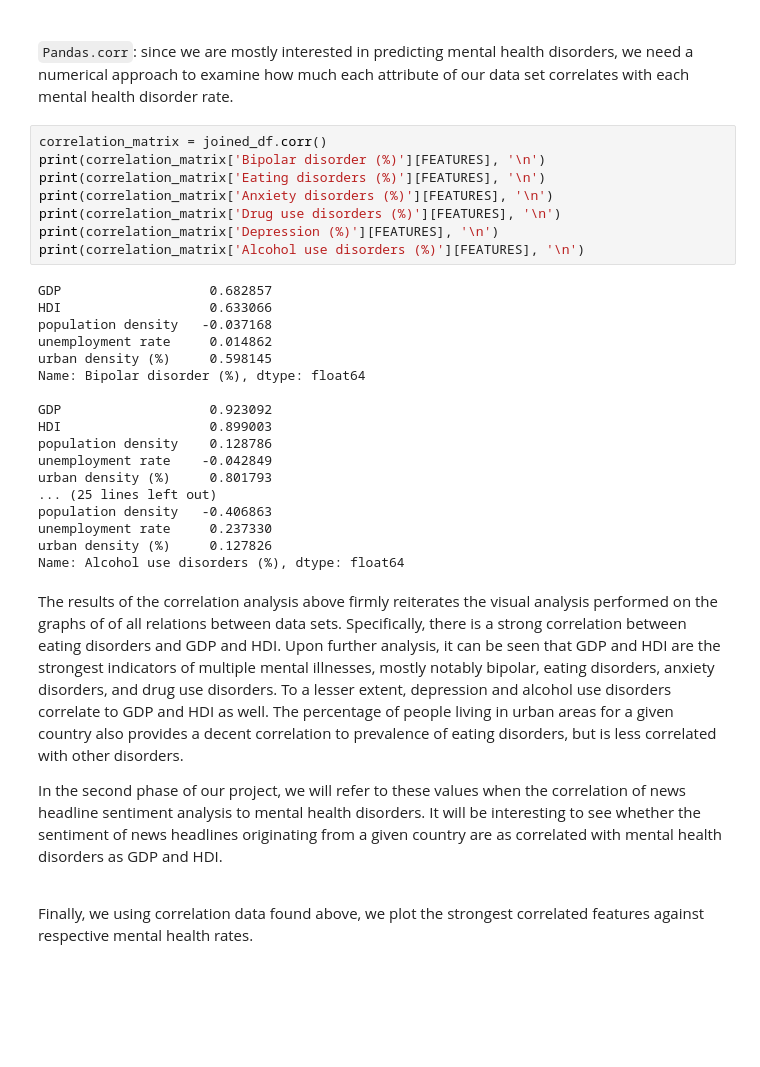
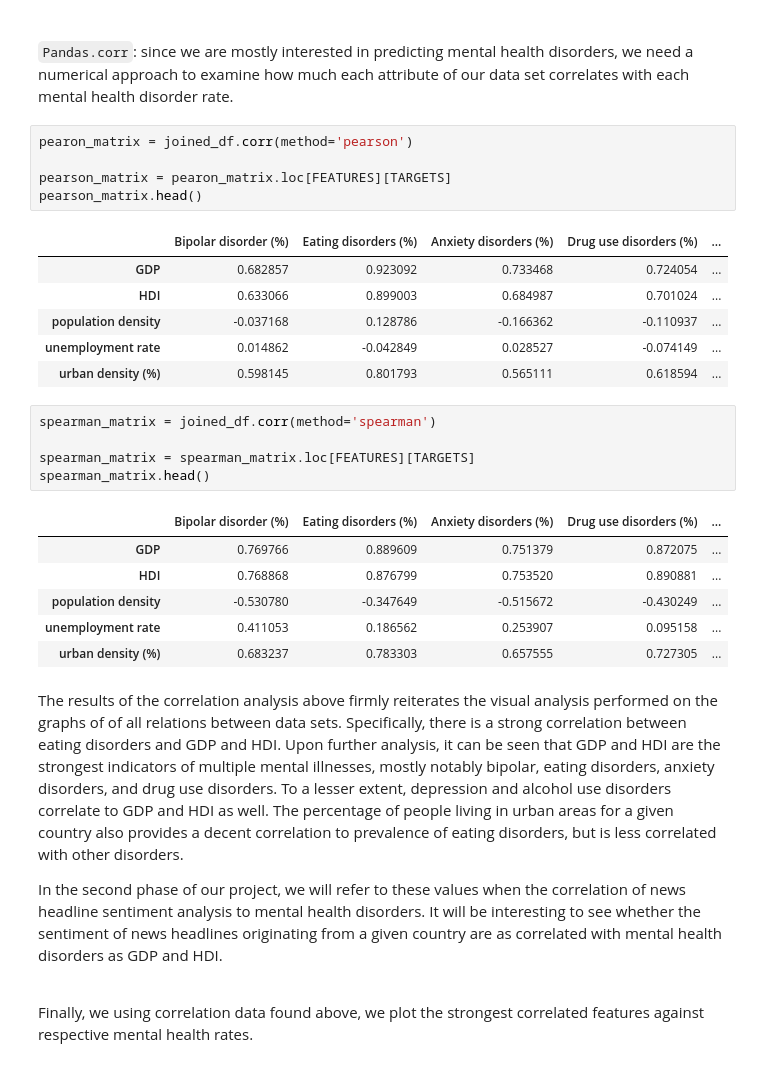
Before and after one commit to danielVelasc/uc-data-science-project, a Jupyter notebook: Phase1.ipynb, the cells around one changed output. Saved outputs shown, nothing was run; the diff lists cells and outputs as text; blank space fills up the shorter version.

```diff
--- a/Phase1.ipynb
+++ b/Phase1.ipynb
@@ -425,32 +459,30 @@ plot_3d_scatter_maps(joined_df, COL_GDP, COL_HDI, 'Eating disorders (%)')
 <br>
 
 `Pandas.corr`: since we are mostly interested in predicting mental health disorders, we need a numerical approach to examine how much each attribute of our data set correlates with each mental health disorder rate.
-# %%
-correlation_matrix = joined_df.corr()
-print(correlation_matrix['Bipolar disorder (%)'][FEATURES], '\n')
-print(correlation_matrix['Eating disorders (%)'][FEATURES], '\n')
-print(correlation_matrix['Anxiety disorders (%)'][FEATURES], '\n')
-print(correlation_matrix['Drug use disorders (%)'][FEATURES], '\n')
-print(correlation_matrix['Depression (%)'][FEATURES], '\n')
-print(correlation_matrix['Alcohol use disorders (%)'][FEATURES], '\n')
-# %% [output]
-GDP                   0.682857
-HDI                   0.633066
-population density   -0.037168
-unemployment rate     0.014862
-urban density (%)     0.598145
-Name: Bipolar disorder (%), dtype: float64
-
-GDP                   0.923092
-HDI                   0.899003
-population density    0.128786
-unemployment rate    -0.042849
-urban density (%)     0.801793
-... (25 lines left out)
-population density   -0.406863
-unemployment rate     0.237330
-urban density (%)     0.127826
-Name: Alcohol use disorders (%), dtype: float64
+# %%
+pearon_matrix = joined_df.corr(method='pearson')
+
+pearson_matrix = pearon_matrix.loc[FEATURES][TARGETS]
+pearson_matrix.head()
+# %% [output]
+|  | Bipolar disorder (%) | Eating disorders (%) | Anxiety disorders (%) | Drug use disorders (%) | ... |
+| GDP | 0.682857 | 0.923092 | 0.733468 | 0.724054 | ... |
+| HDI | 0.633066 | 0.899003 | 0.684987 | 0.701024 | ... |
+| population density | -0.037168 | 0.128786 | -0.166362 | -0.110937 | ... |
+| unemployment rate | 0.014862 | -0.042849 | 0.028527 | -0.074149 | ... |
+| urban density (%) | 0.598145 | 0.801793 | 0.565111 | 0.618594 | ... |
+# %%
+spearman_matrix = joined_df.corr(method='spearman')
+
+spearman_matrix = spearman_matrix.loc[FEATURES][TARGETS]
+spearman_matrix.head()
+# %% [output]
+|  | Bipolar disorder (%) | Eating disorders (%) | Anxiety disorders (%) | Drug use disorders (%) | ... |
+| GDP | 0.769766 | 0.889609 | 0.751379 | 0.872075 | ... |
+| HDI | 0.768868 | 0.876799 | 0.753520 | 0.890881 | ... |
+| population density | -0.530780 | -0.347649 | -0.515672 | -0.430249 | ... |
+| unemployment rate | 0.411053 | 0.186562 | 0.253907 | 0.095158 | ... |
+| urban density (%) | 0.683237 | 0.783303 | 0.657555 | 0.727305 | ... |
 # %% [markdown]
 The results of the correlation analysis above firmly reiterates the visual analysis performed on the graphs of  of all relations between data sets. Specifically, there is a strong correlation between eating disorders and GDP and HDI. Upon further analysis, it can be seen that GDP and HDI are the strongest indicators of multiple mental illnesses, mostly notably bipolar, eating disorders, anxiety disorders, and drug use disorders. To a lesser extent, depression and alcohol use disorders correlate to GDP and HDI as well. The percentage of people living in urban areas for a given country also provides a decent correlation to prevalence of eating disorders, but is less correlated with other disorders.
 
```
Also changed, not shown: parts of 6 cells of this notebook.
